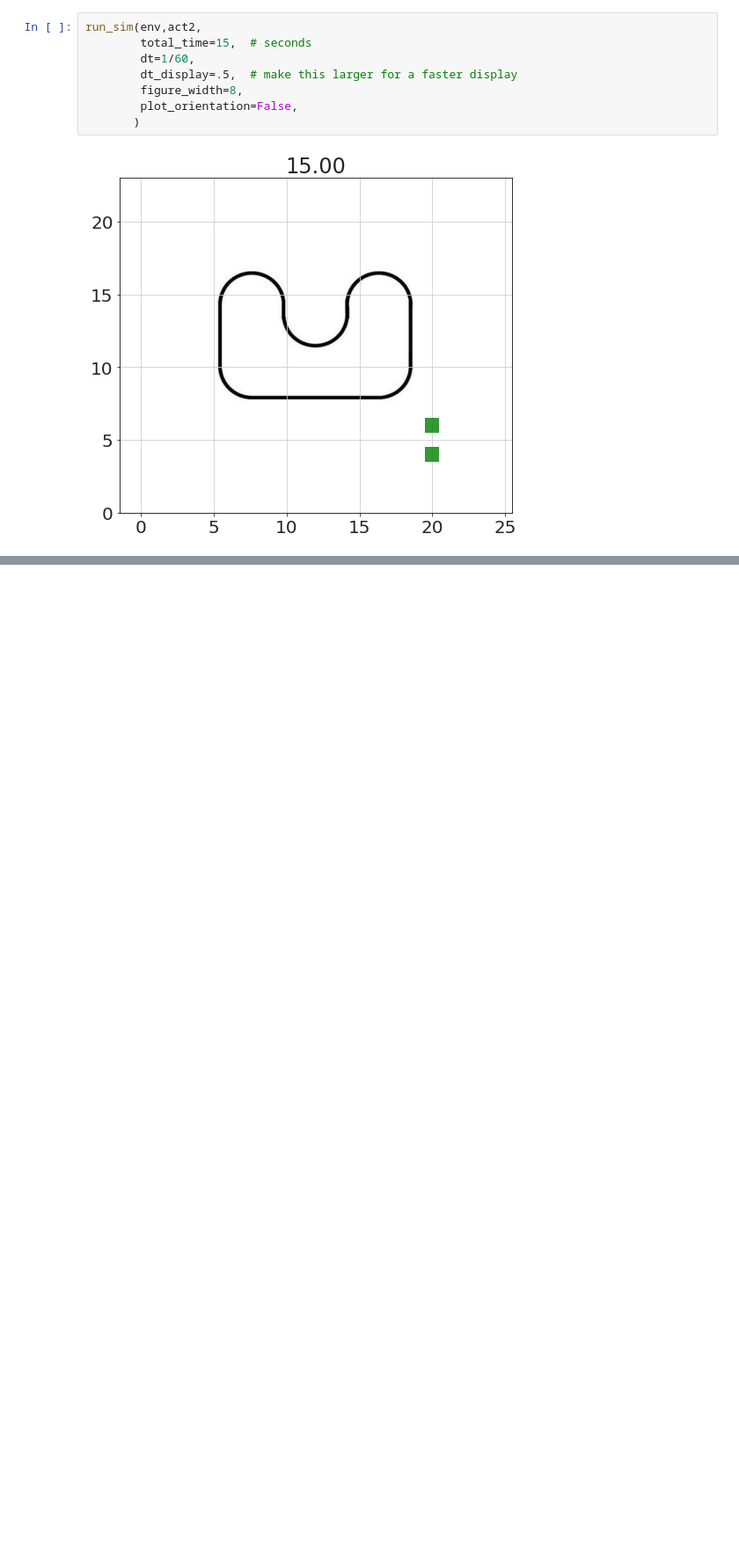
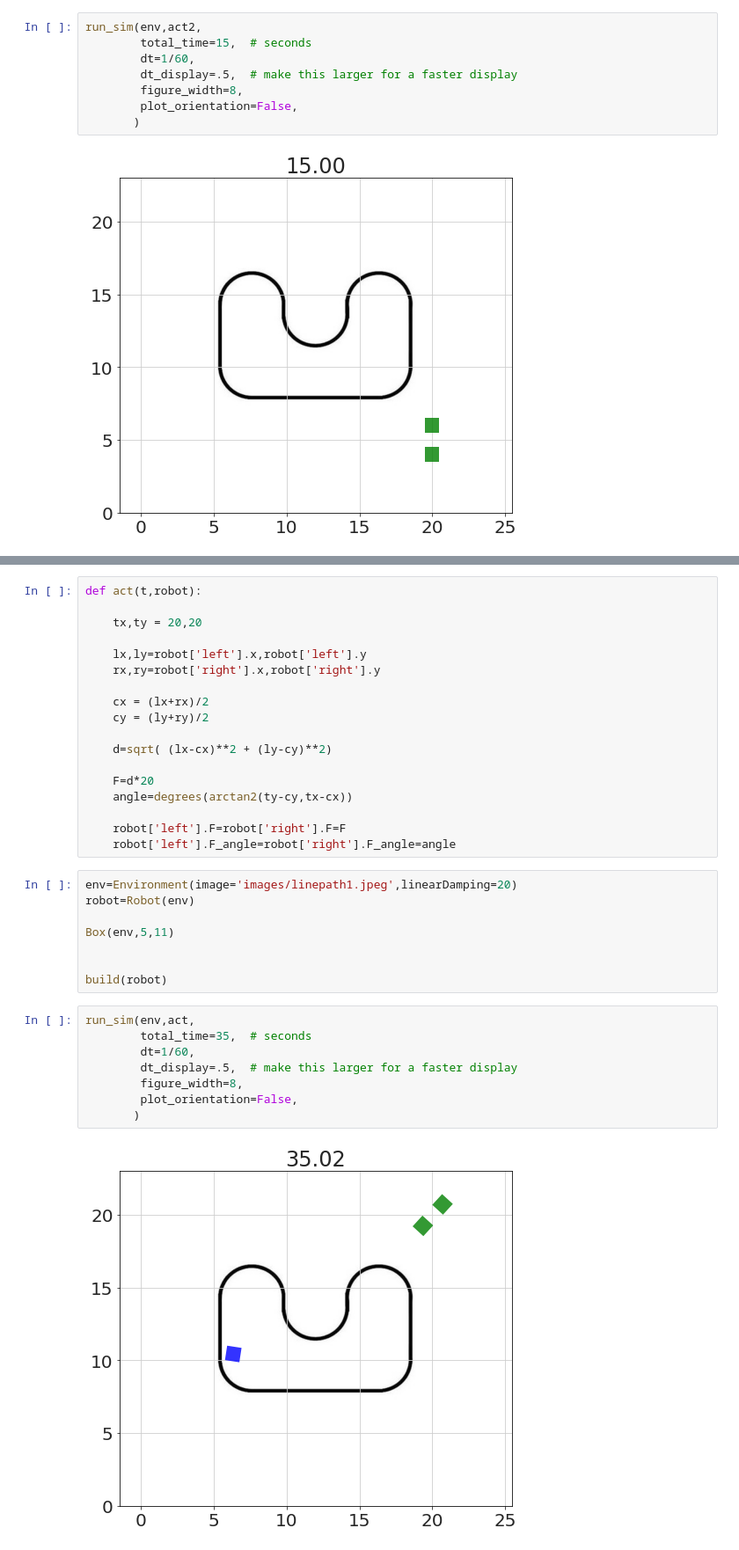
Before and after one commit to bblais/AI-and-Robotics-Fall-2020-Class-Notebooks, a Jupyter notebook: 2020-10-21 - Robot to Location.ipynb, the cells around one changed output, grey strips where cells are left out. Shown at 88% size. Drawn from its saved outputs; the diff is of its cells as text; blank space fills up the shorter version.

Commit message:
update to robot to location

```diff
--- a/2020-10-21 - Robot to Location.ipynb
+++ b/2020-10-21 - Robot to Location.ipynb
@@ -77,0 +82,36 @@ run_sim(env,act2,
+# %%
+def act(t,robot):
+
+    tx,ty = 20,20
+
+    lx,ly=robot['left'].x,robot['left'].y
+    rx,ry=robot['right'].x,robot['right'].y
+
+    cx = (lx+rx)/2
+    cy = (ly+ry)/2
+
+    d=sqrt( (lx-cx)**2 + (ly-cy)**2)
+
+    F=d*20
+    angle=degrees(arctan2(ty-cy,tx-cx))
+
+    robot['left'].F=robot['right'].F=F
+    robot['left'].F_angle=robot['right'].F_angle=angle
+# %%
+env=Environment(image='images/linepath1.jpeg',linearDamping=20)
+robot=Robot(env)
+
+Box(env,5,11)
+
+
+build(robot)
+# %%
+run_sim(env,act,
+        total_time=35,  # seconds
+        dt=1/60,
+        dt_display=.5,  # make this larger for a faster display
+        figure_width=8,
+        plot_orientation=False,
+       )
+# %% [output]
+[figure, added]
```
Also changed, not shown: parts of 9 cells of this notebook, 1 other file.
